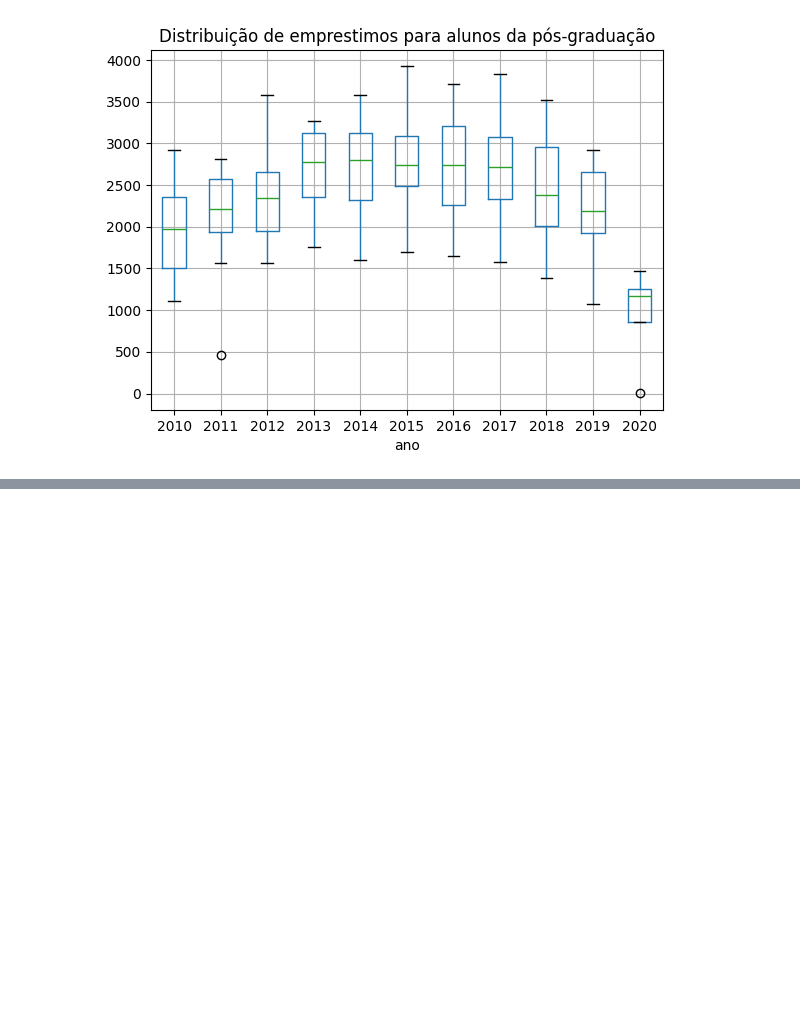
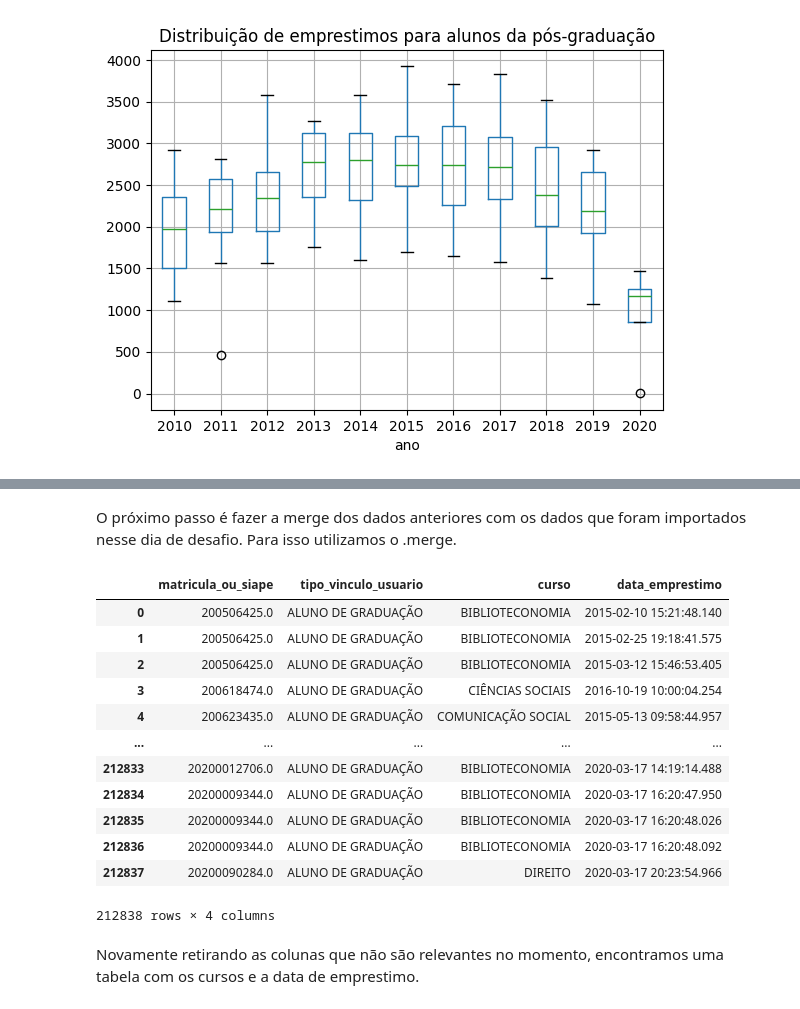
Before and after one commit to thaisornellas/tha_is_learning, a Jupyter notebook: 7days.ipynb, the cells around one changed output, grey strips where cells are left out. Cells and saved outputs as stored; diff of their text form; code cells hidden in the pictures; blank space fills up the shorter version.

Commit message:
Dia 6 do desafio de 7 dias

```diff
--- a/7days.ipynb
+++ b/7days.ipynb
@@ -715,0 +866,3 @@ gera_bloxplot(alunos_pos_acervo_circulante, 'ano', 'count', 'Distribuição de e
+# %%
+cadastro_alunos_graduacao['matricula_ou_siape'] = cadastro_alunos_graduacao['matricula_ou_siape'].astype(float)
+cadastro_alunos_graduacao['matricula_ou_siape'] = cadastro_alunos_graduacao['matricula_ou_siape'].astype(str)
@@ -715,0 +900,3 @@ gera_bloxplot(alunos_pos_acervo_circulante, 'ano', 'count', 'Distribuição de e
+# %%
+cadastro_total = pd.concat([matricula_alunos, cadastro_alunos_graduacao], axis=0)
+cadastro_total
@@ -715,0 +921,3 @@ gera_bloxplot(alunos_pos_acervo_circulante, 'ano', 'count', 'Distribuição de e
+# %%
+cadastro_total_cursos = cadastro_total.query("curso == ['BIBLIOTECONOMIA', 'CIÊNCIAS SOCIAIS', 'COMUNICAÇÃO SOCIAL', 'DIREITO', 'FILOSOFIA', 'PEDAGOGIA']")
+cadastro_total_cursos
@@ -715,0 +983,21 @@ gera_bloxplot(alunos_pos_acervo_circulante, 'ano', 'count', 'Distribuição de e
+# %% [markdown]
+O próximo passo é fazer a merge dos dados anteriores com os dados que foram importados nesse dia de desafio. Para isso utilizamos o .merge.
+# %%
+dados_curso = cadastro_total_cursos.merge(dados_apos_2015)
+dados_curso
+# %% [output]
+|  | matricula_ou_siape | tipo_vinculo_usuario | curso | data_emprestimo |
+| 0 | 200506425.0 | ALUNO DE GRADUAÇÃO | BIBLIOTECONOMIA | 2015-02-10 15:21:48.140 |
+| 1 | 200506425.0 | ALUNO DE GRADUAÇÃO | BIBLIOTECONOMIA | 2015-02-25 19:18:41.575 |
+| 2 | 200506425.0 | ALUNO DE GRADUAÇÃO | BIBLIOTECONOMIA | 2015-03-12 15:46:53.405 |
+| 3 | 200618474.0 | ALUNO DE GRADUAÇÃO | CIÊNCIAS SOCIAIS | 2016-10-19 10:00:04.254 |
+| 4 | 200623435.0 | ALUNO DE GRADUAÇÃO | COMUNICAÇÃO SOCIAL | 2015-05-13 09:58:44.957 |
+| ... | ... | ... | ... | ... |
+| 212833 | 20200012706.0 | ALUNO DE GRADUAÇÃO | BIBLIOTECONOMIA | 2020-03-17 14:19:14.488 |
+| 212834 | 20200009344.0 | ALUNO DE GRADUAÇÃO | BIBLIOTECONOMIA | 2020-03-17 16:20:47.950 |
+| 212835 | 20200009344.0 | ALUNO DE GRADUAÇÃO | BIBLIOTECONOMIA | 2020-03-17 16:20:48.026 |
+| 212836 | 20200009344.0 | ALUNO DE GRADUAÇÃO | BIBLIOTECONOMIA | 2020-03-17 16:20:48.092 |
+| 212837 | 20200090284.0 | ALUNO DE GRADUAÇÃO | DIREITO | 2020-03-17 20:23:54.966 |
+212838 rows × 4 columns
+# %% [markdown]
+Novamente retirando as colunas que não são relevantes no momento, encontramos uma tabela com os cursos e a data de emprestimo.
```
Also changed, not shown: parts of 37 cells of this notebook.
